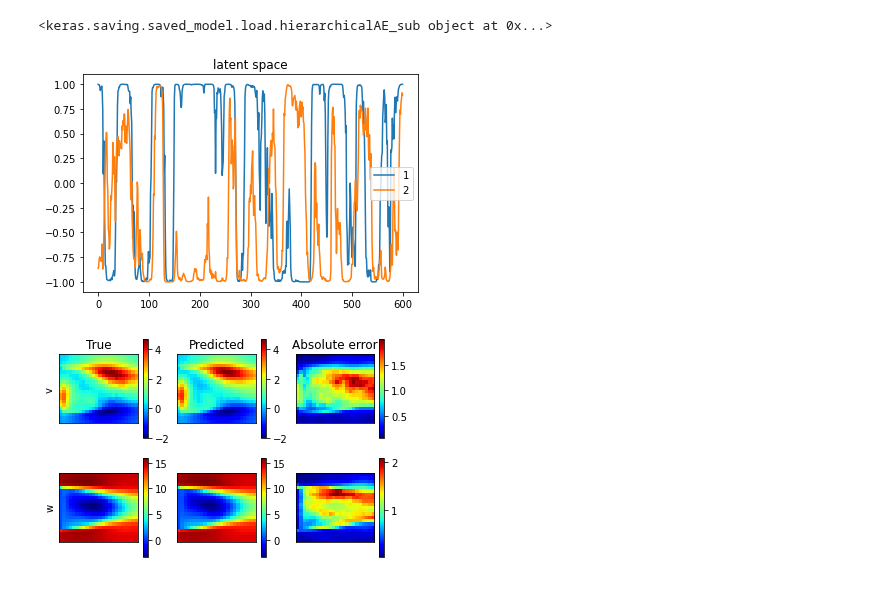
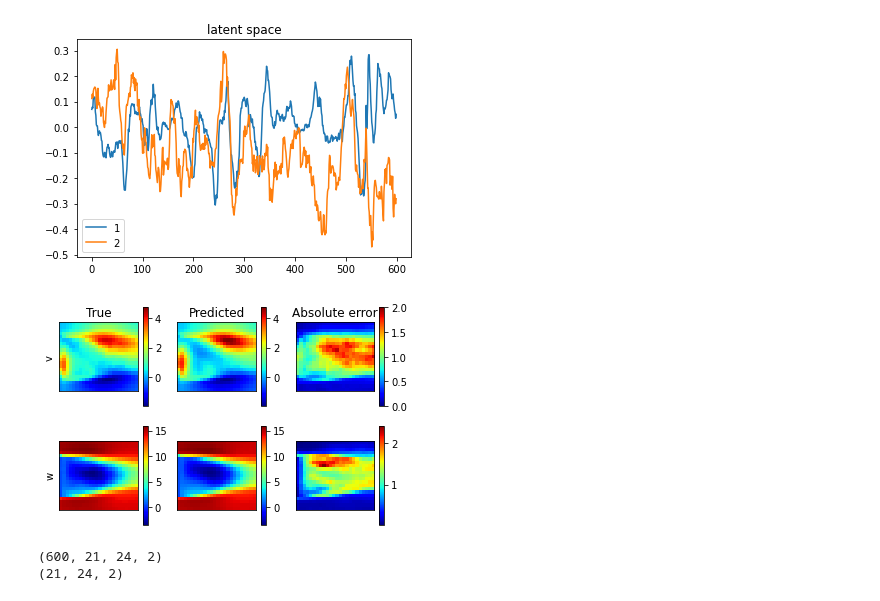
Before and after one commit to MagriLab/MD-CNN-AE, a Jupyter notebook: visualise_hierarchical_mode.ipynb, the cells around one changed output. Cells and saved outputs as stored; diff of their text form; code cells hidden in the pictures.

```diff
--- a/visualise_hierarchical_mode.ipynb
+++ b/visualise_hierarchical_mode.ipynb
@@ -12,12 +12,12 @@ import numpy as np
 import matplotlib.pyplot as plt
 # %%
 ## import data
-folder = 'C:/Users/tracy/OneDrive - Imperial College London/PhD/Code_md-ae/Hierarchical_2_1__2022_03_27__12_06_23/'
+folder = '/home/ym917/OneDrive/PhD/Code_md-ae/Hierarchical_2_1__2022_03_29__10_14_44/'
 filename = folder + 'results.h5'
 hf = h5py.File(filename,'r')
 u_test = np.array(hf.get('u_test'))
 hist_train = np.array(hf.get('hist_train'))
-u_mean = np.array(hf.get('u_avg'))
+u_avg = np.array(hf.get('u_avg'))
 hf.close()
 # %%
 ## load model
@@ -25,8 +25,6 @@ filename = folder + 'subnet1'
 subnet1 = tf.keras.models.load_model(filename)
 filename = folder + 'subnet2'
 subnet2 = tf.keras.models.load_model(filename)
-# %% [output]
-<keras.saving.saved_model.load.hierarchicalAE_sub object at 0x...>
 # %%
 ## latent space
 z1 = subnet1.encoder.predict(u_test)
@@ -38,14 +36,15 @@ plt.legend()
 plt.title('latent space')
 plt.show()
 # %% [output]
-[figure, old version]
+[figure, new version]
 # %%
 # autoencoder results
-y_test = subnet2.predict([u_test,z1])
-u_test = u_test + u_mean
-y_test = y_test + u_mean
-y_mean = np.mean(y_test,0)
-u_mean = np.mean(u_test,0)
+y_test = subnet1.predict([u_test])
+# y_test = subnet2.predict([u_test,z1])
+u_mean = u_test + u_avg
+y_mean = y_test + u_avg
+y_mean = np.mean(y_mean,0)
+u_mean = np.mean(u_mean,0)
 e = np.abs(y_test-u_test)
 e_mean = np.mean(e,0)
 
@@ -54,32 +53,32 @@ umax = max(np.amax(u_mean[:,:,0]),np.amax(y_mean[:,:,0]))
 
 vmin = min(np.amin(u_mean[:,:,1]),np.amin(y_mean[:,:,1]))
 vmax = max(np.amax(u_mean[:,:,1]),np.amax(y_mean[:,:,1]))
 
 plt.figure()
 
 ax1 = plt.subplot(2,3,1,title="True",xticks=[],yticks=[],ylabel='v')
 ax1 = plt.imshow(u_mean[:,:,0],'jet',vmin=umin,vmax=umax)
 plt.colorbar()
 
 ax2 = plt.subplot(2,3,2,title="Predicted",xticks=[],yticks=[])
 ax2 = plt.imshow(y_mean[:,:,0],'jet',vmin=umin,vmax=umax)
 plt.colorbar()
 
 ax3 = plt.subplot(2,3,3,title="Absolute error",xticks=[],yticks=[]) # u error
-ax3 = plt.imshow(e_mean[:,:,0],'jet')
+ax3 = plt.imshow(e_mean[:,:,0],'jet',vmin=0,vmax=2)
 plt.colorbar()
 
 ax4 = plt.subplot(2,3,4,xticks=[],yticks=[],ylabel='w')
 ax4 = plt.imshow(u_mean[:,:,1],'jet',vmin=vmin,vmax=vmax)
 plt.colorbar()
 
 ax5 = plt.subplot(2,3,5,xticks=[],yticks=[])
 ax5 = plt.imshow(y_mean[:,:,1],'jet',vmin=vmin,vmax=vmax)
 plt.colorbar()
 
 ax6 = plt.subplot(2,3,6,xticks=[],yticks=[])
 ax6 = plt.imshow(e_mean[:,:,1],'jet')
 plt.colorbar()
 plt.show()
 # %% [output]
-[figure, old version]
+[figure, new version]
@@ -87,0 +85,8 @@ plt.show()
+# %%
+## modes
+mode1 = subnet1.predict([u_test])
+mode2 = subnet2.predict([u_test,z1]) - mode1
+print(mode1.shape)
+# %% [output]
+(600, 21, 24, 2)
+(21, 24, 2)
```
Also changed, not shown: parts of 2 cells of this notebook, 3 other files.
